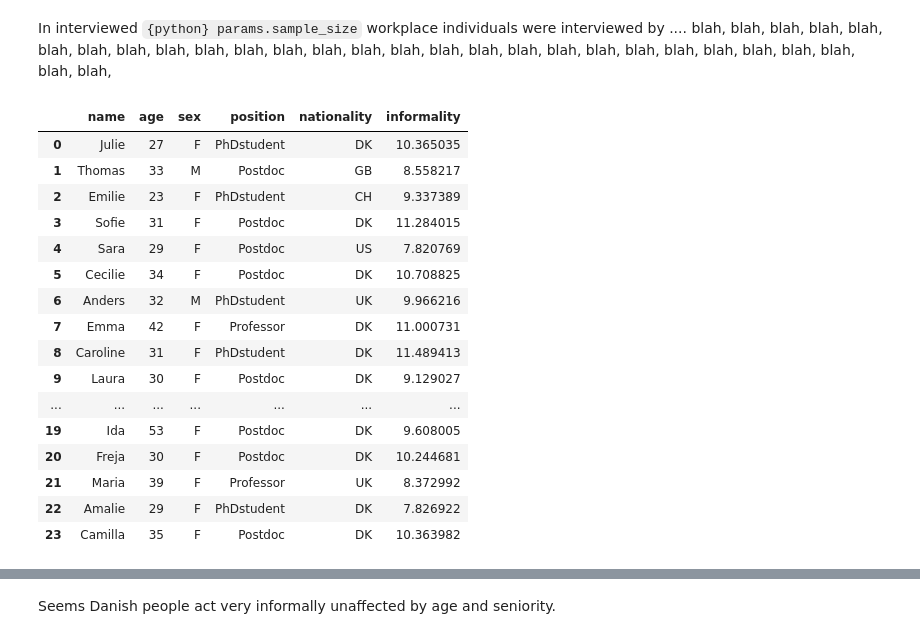
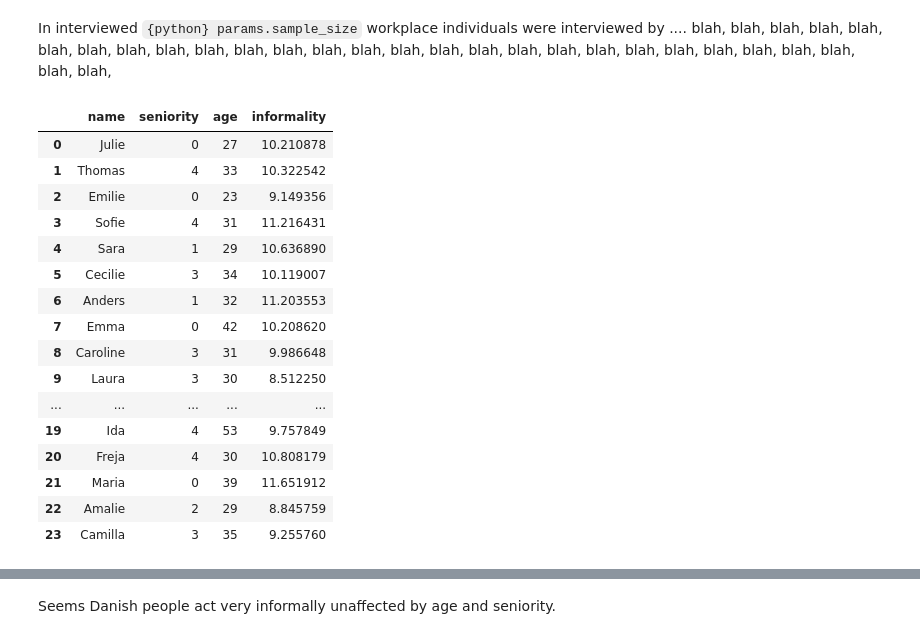
Before and after one commit to munch-group/munch-group-manuscript, a Jupyter notebook: notebooks/example.ipynb, the cells around one changed output, grey strips where cells are left out. Cells and saved outputs as stored; diff of their text form; code cells hidden in the pictures.

```diff
--- a/notebooks/example.ipynb
+++ b/notebooks/example.ipynb
@@ -119,28 +87,30 @@ blah blah blah blah blah blah blah blah blah blah blah blah blah blah blah blah
 In interviewed `{python} params.sample_size` workplace individuals were interviewed by .... blah, blah, blah, blah, blah, blah, blah, blah, blah, blah, blah, blah, blah, blah,
 blah, blah, blah, blah, blah, blah, blah, blah, blah, blah, blah, blah, blah, blah,
 # %%
-# generate some random sample data
-scores = pd.DataFrame({
-    'name': subjects.name,
-    'informality': np.random.normal(loc=10, scale=1, size=params.sample_size)
-})
-data = pd.merge(subjects, scores, on='name')
-data
+
+#| label: tbl-measured-informality
+#| tbl-cap: "Informality quantified for subjects in the study."
+
+df = pd.DataFrame({'name': subjects.name,
+                   'seniority': np.random.randint(0, 5, params.sample_size),
+                   'age': subjects.age})
+df['informality'] = np.random.normal(loc=10, scale=1, size=params.sample_size)
+df
 # %% [output]
-|  | name | age | sex | position | nationality | informality |
-| 0 | Julie | 27 | F | PhDstudent | DK | 10.365035 |
-| 1 | Thomas | 33 | M | Postdoc | GB | 8.558217 |
-| 2 | Emilie | 23 | F | PhDstudent | CH | 9.337389 |
-| 3 | Sofie | 31 | F | Postdoc | DK | 11.284015 |
-| 4 | Sara | 29 | F | Postdoc | US | 7.820769 |
-| 5 | Cecilie | 34 | F | Postdoc | DK | 10.708825 |
-| 6 | Anders | 32 | M | PhDstudent | UK | 9.966216 |
-| 7 | Emma | 42 | F | Professor | DK | 11.000731 |
-| 8 | Caroline | 31 | F | PhDstudent | DK | 11.489413 |
-| 9 | Laura | 30 | F | Postdoc | DK | 9.129027 |
-| ... | ... | ... | ... | ... | ... | ... |
-| 19 | Ida | 53 | F | Postdoc | DK | 9.608005 |
-| 20 | Freja | 30 | F | Postdoc | DK | 10.244681 |
-| 21 | Maria | 39 | F | Professor | UK | 8.372992 |
-| 22 | Amalie | 29 | F | PhDstudent | DK | 7.826922 |
-| 23 | Camilla | 35 | F | Postdoc | DK | 10.363982 |
+|  | name | seniority | age | informality |
+| 0 | Julie | 0 | 27 | 10.210878 |
+| 1 | Thomas | 4 | 33 | 10.322542 |
+| 2 | Emilie | 0 | 23 | 9.149356 |
+| 3 | Sofie | 4 | 31 | 11.216431 |
+| 4 | Sara | 1 | 29 | 10.636890 |
+| 5 | Cecilie | 3 | 34 | 10.119007 |
+| 6 | Anders | 1 | 32 | 11.203553 |
+| 7 | Emma | 0 | 42 | 10.208620 |
+| 8 | Caroline | 3 | 31 | 9.986648 |
+| 9 | Laura | 3 | 30 | 8.512250 |
+| ... | ... | ... | ... | ... |
+| 19 | Ida | 4 | 53 | 9.757849 |
+| 20 | Freja | 4 | 30 | 10.808179 |
+| 21 | Maria | 0 | 39 | 11.651912 |
+| 22 | Amalie | 2 | 29 | 8.845759 |
+| 23 | Camilla | 3 | 35 | 9.255760 |
```
Also changed, not shown: parts of 19 cells of this notebook, 3 other files.
